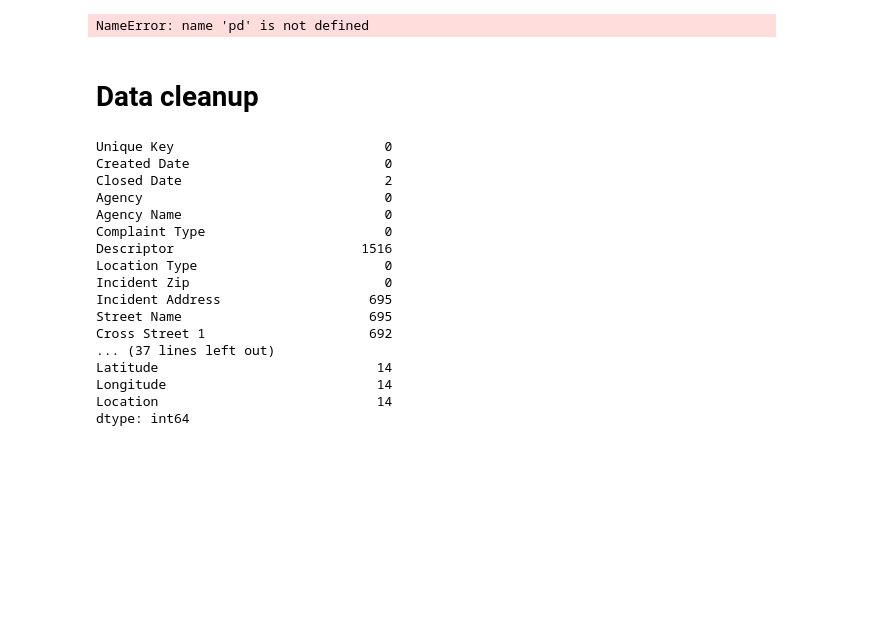
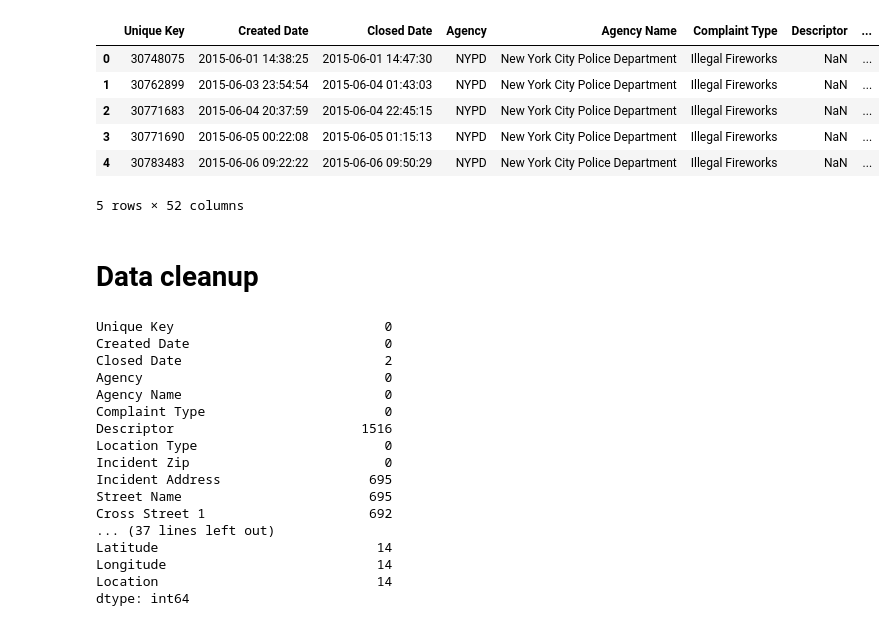
Before and after one commit to RobbieD2R2/TTP, a Jupyter notebook: firework_complaints.ipynb, the cells around one changed output. Saved outputs shown, nothing was run; the diff lists cells and outputs as text; code cells hidden in the pictures; blank space fills up the shorter version.

```diff
--- a/firework_complaints.ipynb
+++ b/firework_complaints.ipynb
@@ -25,9 +18,15 @@ Loading BokehJS ...
 # %%
-df = pd.read_csv('data/311_Fireworks_Complaints.csv',parse_dates=['Created Date', 'Closed Date'],
+df = pd.read_csv('311_Fireworks_Complaints.csv',parse_dates=['Created Date', 'Closed Date'],
      infer_datetime_format=True)
 df.head(5)
 # %% [output]
+|  | Unique Key | Created Date | Closed Date | Agency | Agency Name | Complaint Type | Descriptor | ... |
+| 0 | 30748075 | 2015-06-01 14:38:25 | 2015-06-01 14:47:30 | NYPD | New York City Police Department | Illegal Fireworks | NaN | ... |
+| 1 | 30762899 | 2015-06-03 23:54:54 | 2015-06-04 01:43:03 | NYPD | New York City Police Department | Illegal Fireworks | NaN | ... |
+| 2 | 30771683 | 2015-06-04 20:37:59 | 2015-06-04 22:45:15 | NYPD | New York City Police Department | Illegal Fireworks | NaN | ... |
+| 3 | 30771690 | 2015-06-05 00:22:08 | 2015-06-05 01:15:13 | NYPD | New York City Police Department | Illegal Fireworks | NaN | ... |
+| 4 | 30783483 | 2015-06-06 09:22:22 | 2015-06-06 09:50:29 | NYPD | New York City Police Department | Illegal Fireworks | NaN | ... |
-NameError: name 'pd' is not defined
+5 rows × 52 columns
 # %% [markdown]
 # Data cleanup
 # %%
```
Also changed, not shown: parts of 6 cells of this notebook.
